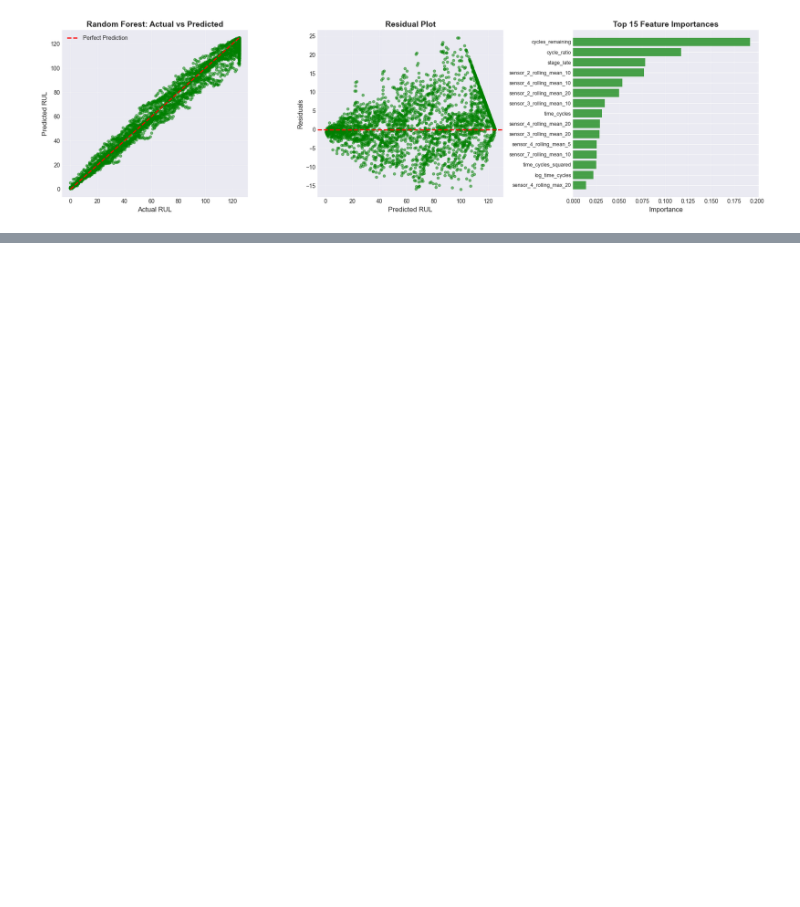
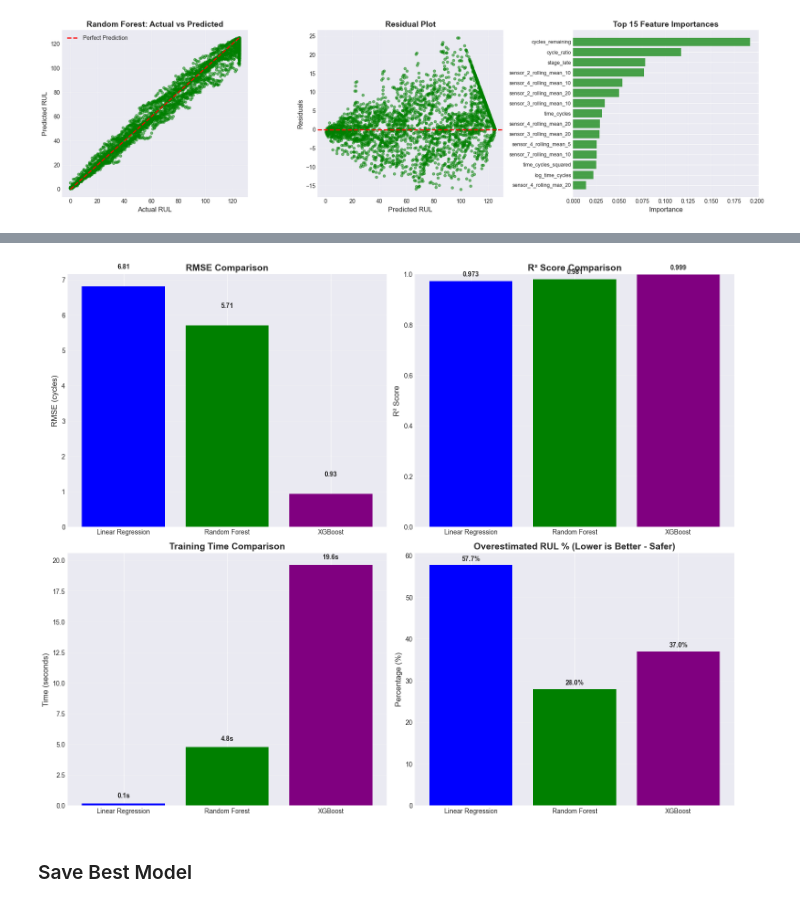
Before and after one commit to kumaraadya/Predictive-Maintenance-for-Industrial-Equipment, a Jupyter notebook: notebooks/03_modeling.ipynb, the cells around one changed output, grey strips where cells are left out. Drawn from its saved outputs; the diff is of its cells as text; code cells hidden in the pictures; blank space fills up the shorter version.

Commit message:
modeling changes complete

```diff
--- a/notebooks/03_modeling.ipynb
+++ b/notebooks/03_modeling.ipynb
@@ -340,0 +546,17 @@ plt.show()
+# %%
+all_results = pd.DataFrame([lr_results, rf_results, xgb_results])
+
+print("Model Comparison Summary")
+
+display(all_results[['model', 'rmse', 'mae', 'r2', 'asymmetric_score',
+                     'overestimated_pct', 'underestimated_pct', 'training_time']])
+
+best_model_idx = all_results['rmse'].idxmin()
+best_model_name = all_results.loc[best_model_idx, 'model']
+
+print(f"\n Winner: {best_model_name}")
+print(f"\n Performance Summary:")
+print(f"   - Best RMSE: {all_results['rmse'].min():.2f} cycles")
+print(f"   - Improvement over baseline: {((lr_results['rmse'] - all_results['rmse'].min()) / lr_results['rmse'] * 100):.1f}%")
+print(f"   - Risky predictions (overestimated): {all_results.loc[best_model_idx, 'overestimated_pct']:.1f}%")
+print(f"   - Safe predictions (underestimated): {all_results.loc[best_model_idx, 'underestimated_pct']:.1f}%")
@@ -340,0 +576,38 @@ plt.show()
+# %%
+fig, axes = plt.subplots(2, 2, figsize=(15, 12))
+
+axes[0, 0].bar(all_results['model'], all_results['rmse'], color=['blue', 'green', 'purple'])
+axes[0, 0].set_ylabel('RMSE (cycles)', fontsize=12)
+axes[0, 0].set_title('RMSE Comparison', fontsize=14, fontweight='bold')
+axes[0, 0].grid(True, alpha=0.3, axis='y')
+for i, v in enumerate(all_results['rmse']):
+    axes[0, 0].text(i, v + 0.5, f"{v:.2f}", ha='center', fontweight='bold')
+
+axes[0, 1].bar(all_results['model'], all_results['r2'], color=['blue', 'green', 'purple'])
+axes[0, 1].set_ylabel('R² Score', fontsize=12)
+axes[0, 1].set_title('R² Score Comparison', fontsize=14, fontweight='bold')
+axes[0, 1].set_ylim([0, 1])
+axes[0, 1].grid(True, alpha=0.3, axis='y')
+for i, v in enumerate(all_results['r2']):
+    axes[0, 1].text(i, v + 0.02, f"{v:.3f}", ha='center', fontweight='bold')
+
+axes[1, 0].bar(all_results['model'], all_results['training_time'], color=['blue', 'green', 'purple'])
+axes[1, 0].set_ylabel('Time (seconds)', fontsize=12)
+axes[1, 0].set_title('Training Time Comparison', fontsize=14, fontweight='bold')
+axes[1, 0].grid(True, alpha=0.3, axis='y')
+for i, v in enumerate(all_results['training_time']):
+    axes[1, 0].text(i, v + 0.5, f"{v:.1f}s", ha='center', fontweight='bold')
+
+axes[1, 1].bar(all_results['model'], all_results['overestimated_pct'], color=['blue', 'green', 'purple'])
+axes[1, 1].set_ylabel('Percentage (%)', fontsize=12)
+axes[1, 1].set_title('Overestimated RUL % (Lower is Better - Safer)', fontsize=14, fontweight='bold')
+axes[1, 1].grid(True, alpha=0.3, axis='y')
+for i, v in enumerate(all_results['overestimated_pct']):
+    axes[1, 1].text(i, v + 1, f"{v:.1f}%", ha='center', fontweight='bold')
+
+plt.tight_layout()
+plt.show()
+# %% [output]
+[figure, added]
+# %% [markdown]
+### Save Best Model
```
Also changed, not shown: parts of 11 cells of this notebook, 1 other file.
